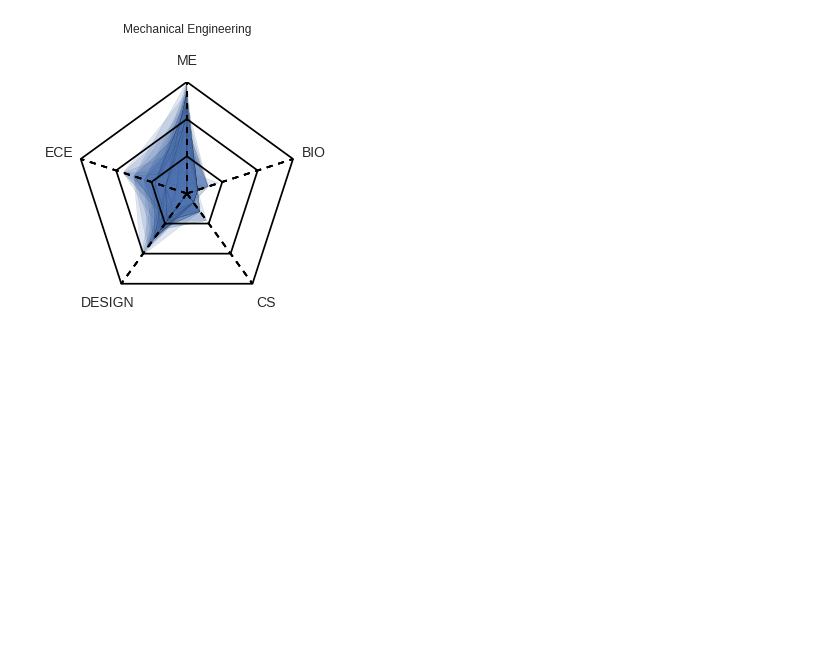
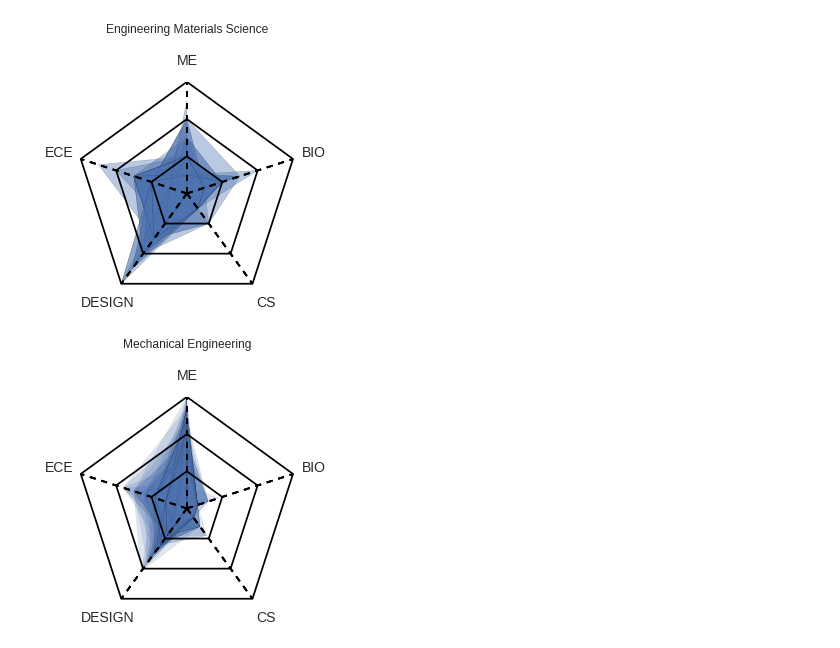
Before and after one commit to idgetto/DataScienceFinalProject, a Jupyter notebook: statanalysis/student_spider_web.ipynb, the cells around one changed output. Drawn from its saved outputs; the diff is of its cells as text; code cells hidden in the pictures; blank space fills up the shorter version.

```diff
--- a/statanalysis/student_spider_web.ipynb
+++ b/statanalysis/student_spider_web.ipynb
@@ -15,6 +15,16 @@ student.head()
 | 2 | 10208842 | 2014 | 2016 | ['Undeclared' 'Engineering'] | ['Computing'] | Engineering | Computing | ... |
 | 3 | 10324389 | 2007 | 2011 | ['Undeclared' 'Engineering'] | ['Self Designed'] | Engineering | Self Designed | ... |
 | 4 | 10463379 | 2003 | 2007 | ['Undeclared' "Electr'l & Compute... | [nan] | Mechanical Engineering | NaN | ... |
+# %%
+for major in ['Engineering Materials Science']:
+    student_ids = student[student.finalmajor_full == major].studentid
+
+    plt.figure(figsize=(4, 4))
+    plt.title(major, loc='center', y=1.2)
+    sw.students_spider_plot(student_ids)
+    plt.savefig('../data/matsci_sw')
+# %% [output]
+[figure, added]
 # %%
 majors = ['Mechanical Engineering', 'Engineering', "Electr'l & Computer Engr"]
 
```
Also changed, not shown: parts of 1 cell of this notebook, 5 other files.
